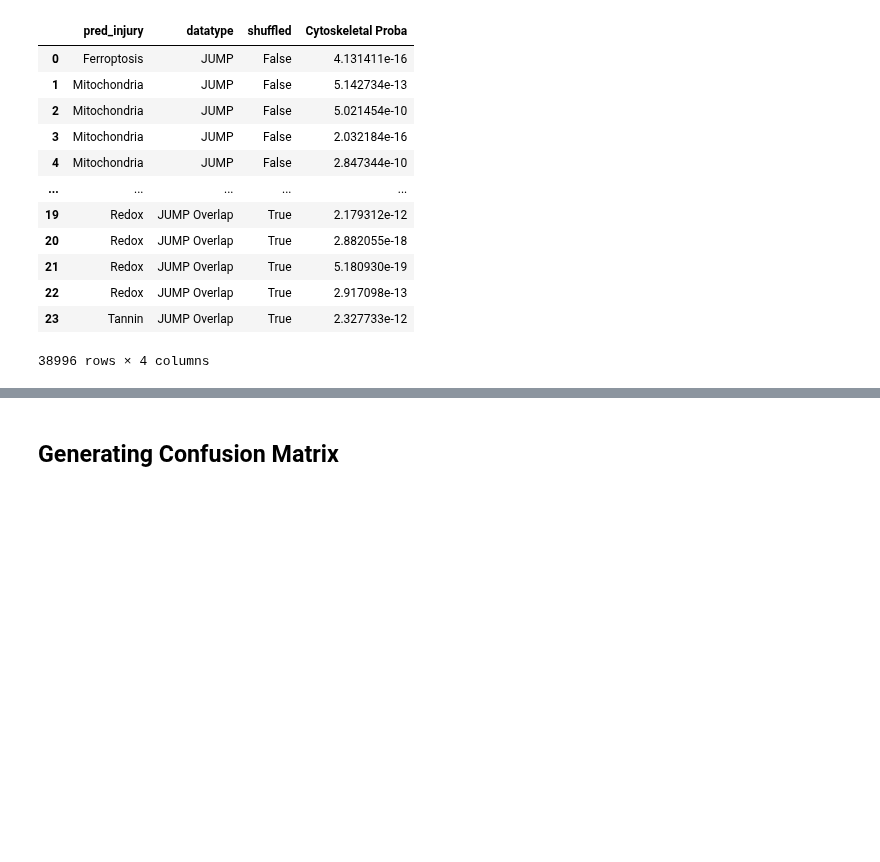
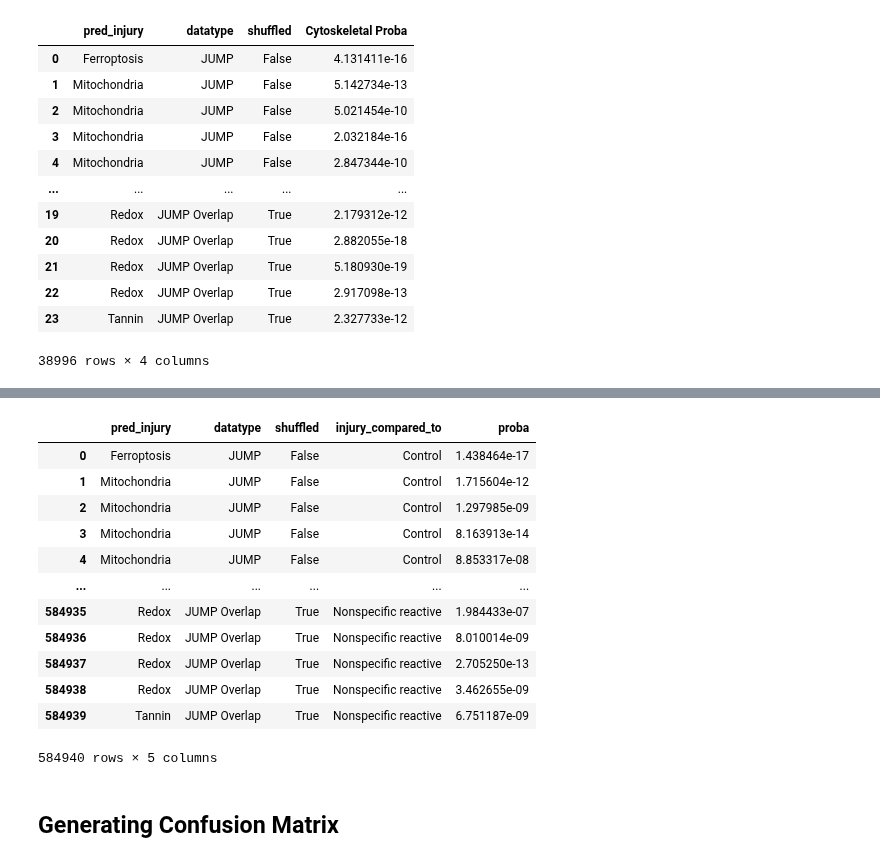
Before and after one commit to WayScience/Cytotoxic-Nuisance-Metadata-Analysis, a Jupyter notebook: notebooks/3.jump-analysis/3.jump_analysis.ipynb, the cells around one changed output, grey strips where cells are left out. Cells and saved outputs as stored; diff of their text form; code cells hidden in the pictures; blank space fills up the shorter version.

```diff
--- a/notebooks/3.jump-analysis/3.jump_analysis.ipynb
+++ b/notebooks/3.jump-analysis/3.jump_analysis.ipynb
@@ -369,3 +386,23 @@ cytoskeletal_proba_scores.to_csv(
+# %%
+all_proba_scores[col_to_sel + injury_classes].melt(
+    id_vars=["pred_injury", "datatype", "shuffled"],
+    var_name="injury_compared_to",
+    value_name="proba",
+)
+# %% [output]
+|  | pred_injury | datatype | shuffled | injury_compared_to | proba |
+| 0 | Ferroptosis | JUMP | False | Control | 1.438464e-17 |
+| 1 | Mitochondria | JUMP | False | Control | 1.715604e-12 |
+| 2 | Mitochondria | JUMP | False | Control | 1.297985e-09 |
+| 3 | Mitochondria | JUMP | False | Control | 8.163913e-14 |
+| 4 | Mitochondria | JUMP | False | Control | 8.853317e-08 |
+| ... | ... | ... | ... | ... | ... |
+| 584935 | Redox | JUMP Overlap | True | Nonspecific reactive | 1.984433e-07 |
+| 584936 | Redox | JUMP Overlap | True | Nonspecific reactive | 8.010014e-09 |
+| 584937 | Redox | JUMP Overlap | True | Nonspecific reactive | 2.705250e-13 |
+| 584938 | Redox | JUMP Overlap | True | Nonspecific reactive | 3.462655e-09 |
+| 584939 | Tannin | JUMP Overlap | True | Nonspecific reactive | 6.751187e-09 |
+584940 rows × 5 columns
 # %% [markdown]
 ## Generating Confusion Matrix
 # %%
```
Also changed, not shown: parts of 2 cells of this notebook, 4 other files.
